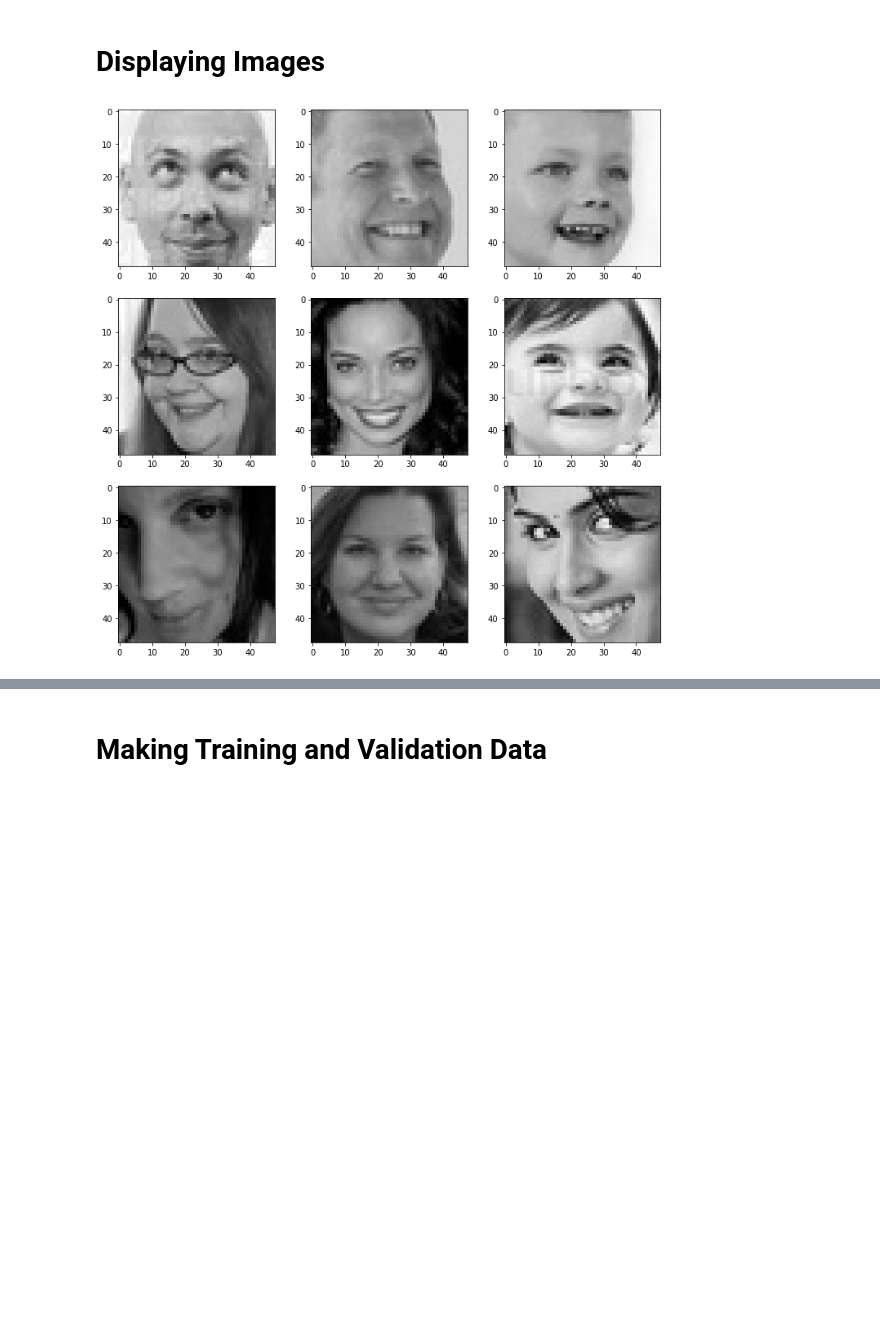
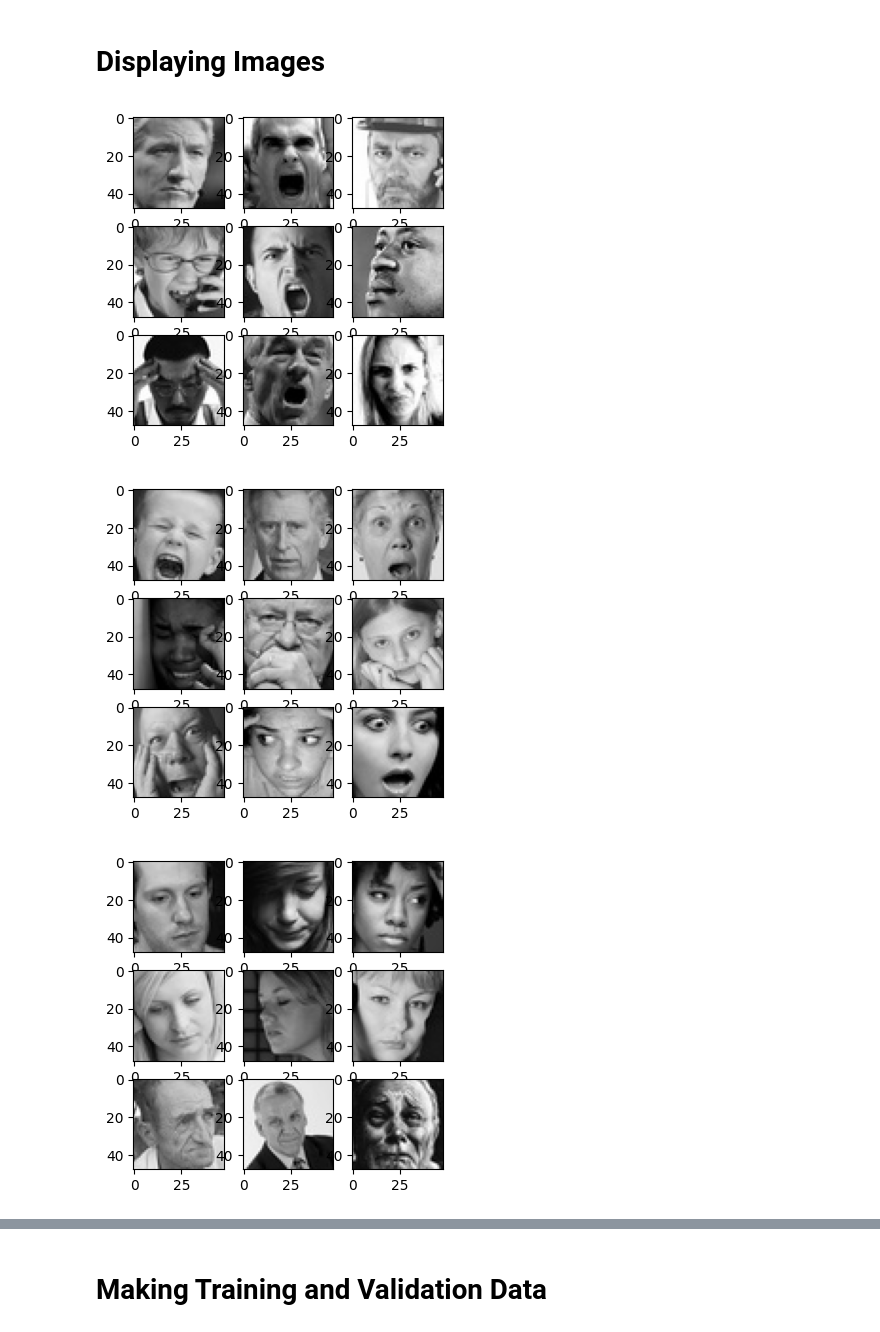
Before and after one commit to dsilva1397/Auto-PLaylist-Generation-using-Facial-Emotions, a Jupyter notebook: Face_emotion_recognition/facial-emotion-recognition.ipynb, the cells around one changed output, grey strips where cells are left out. Drawn from its saved outputs; the diff is of its cells as text; code cells hidden in the pictures; blank space fills up the shorter version.

```diff
--- a/Face_emotion_recognition/facial-emotion-recognition.ipynb
+++ b/Face_emotion_recognition/facial-emotion-recognition.ipynb
@@ -35,16 +35,23 @@ from tensorflow.keras.optimizers import Adam,SGD,RMSprop
 # Displaying Images
 # %%
 picture_size = 48
-folder_path = "/Users/kenny/Desktop/MyProjects/DL_projects/images/"
+folder_path = "/Users/kenny/Desktop/MyProjects/Auto-PLaylist-Generation-using-Facial-Emotions/images/"
 # %%
-expression = 'happy'
+expression = ['angry','fear','sad','surprise','happy','disgust','neutral']
 
-plt.figure(figsize= (12,12))
-for i in range(1, 10, 1):
-    plt.subplot(3,3,i)
-    img = load_img(folder_path+"train/"+expression+"/"+
-                  os.listdir(folder_path + "train/" + expression)[i], target_size=(picture_size, picture_size))
-    plt.imshow(img)
-plt.show()
+
+
+for e in expression:
+    plt.figure(figsize= (4,4))
+    for i in range(1, 10, 1):
+        plt.subplot(3,3,i)
+
+        img = load_img(folder_path+"train/"+e+"/"+
+        os.listdir(folder_path + "train/" + e)[i], target_size=(picture_size, picture_size))
+
+        plt.imshow(img)
+    plt.show()
 # %% [output]
-[figure, old version]
+[figure, new version]
+[figure, added]
+[figure, added]
```
Also changed, not shown: parts of 7 cells of this notebook, 2 other files.
